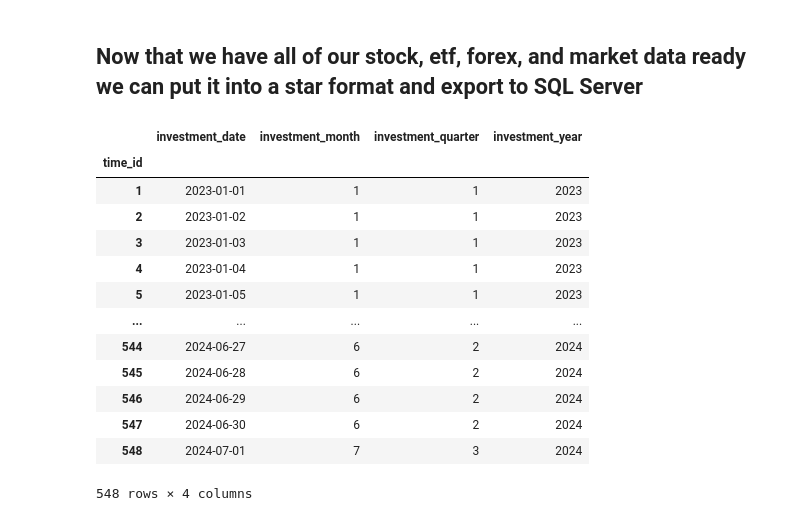
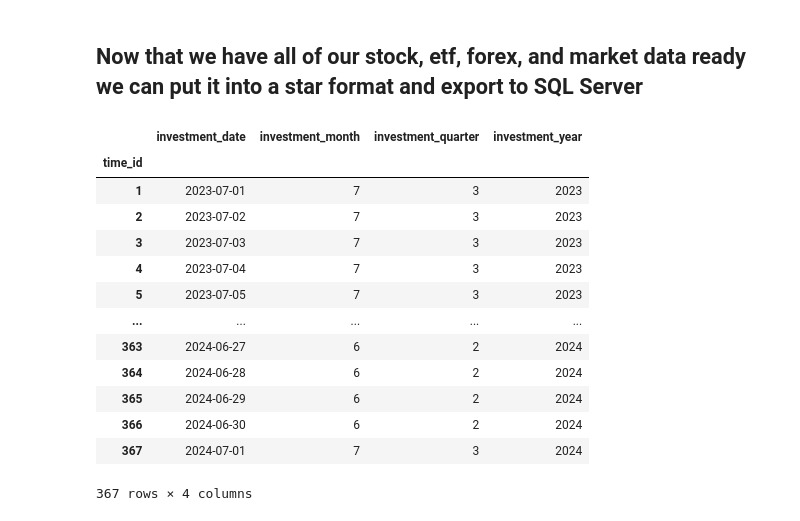
Before and after one commit to jvo1563/Skillstorm-Assignments, a Jupyter notebook: ProjectOne/Investment.ipynb, the cells around one changed output. Cells and saved outputs as stored; diff of their text form; code cells hidden in the pictures.

```diff
--- a/ProjectOne/Investment.ipynb
+++ b/ProjectOne/Investment.ipynb
@@ -375,32 +360,32 @@ investment_sector_df = pd.DataFrame(investment_sector)
 # %%
 # Creating the time dimension table
 
 investment_time_df = pd.DataFrame(
-    {"investment_date": pd.date_range(start="2023-01-01", end="2024-07-01", freq="D")}
+    {"investment_date": pd.date_range(start="2023-07-01", end="2024-07-01", freq="D")}
 )
 investment_time_df["investment_month"] = investment_time_df["investment_date"].dt.month
 investment_time_df["investment_quarter"] = investment_time_df["investment_date"].dt.quarter
 investment_time_df["investment_year"] = investment_time_df["investment_date"].dt.year
 
 investment_time_df["time_id"] = investment_time_df.index + 1
 investment_time_df.set_index("time_id", inplace=True)
 
 investment_time_df
 # %% [output]
 |  | investment_date | investment_month | investment_quarter | investment_year |
 | time_id |  |  |  |  |
-| 1 | 2023-01-01 | 1 | 1 | 2023 |
-| 2 | 2023-01-02 | 1 | 1 | 2023 |
-| 3 | 2023-01-03 | 1 | 1 | 2023 |
-| 4 | 2023-01-04 | 1 | 1 | 2023 |
-| 5 | 2023-01-05 | 1 | 1 | 2023 |
+| 1 | 2023-07-01 | 7 | 3 | 2023 |
+| 2 | 2023-07-02 | 7 | 3 | 2023 |
+| 3 | 2023-07-03 | 7 | 3 | 2023 |
+| 4 | 2023-07-04 | 7 | 3 | 2023 |
+| 5 | 2023-07-05 | 7 | 3 | 2023 |
 | ... | ... | ... | ... | ... |
-| 544 | 2024-06-27 | 6 | 2 | 2024 |
-| 545 | 2024-06-28 | 6 | 2 | 2024 |
-| 546 | 2024-06-29 | 6 | 2 | 2024 |
-| 547 | 2024-06-30 | 6 | 2 | 2024 |
-| 548 | 2024-07-01 | 7 | 3 | 2024 |
+| 363 | 2024-06-27 | 6 | 2 | 2024 |
+| 364 | 2024-06-28 | 6 | 2 | 2024 |
+| 365 | 2024-06-29 | 6 | 2 | 2024 |
+| 366 | 2024-06-30 | 6 | 2 | 2024 |
+| 367 | 2024-07-01 | 7 | 3 | 2024 |
-548 rows × 4 columns
+367 rows × 4 columns
 # %%
 # Adding in the relationships to our dimensions
 for i in investments:
```
Also changed, not shown: parts of 21 cells of this notebook, 25 other files.
